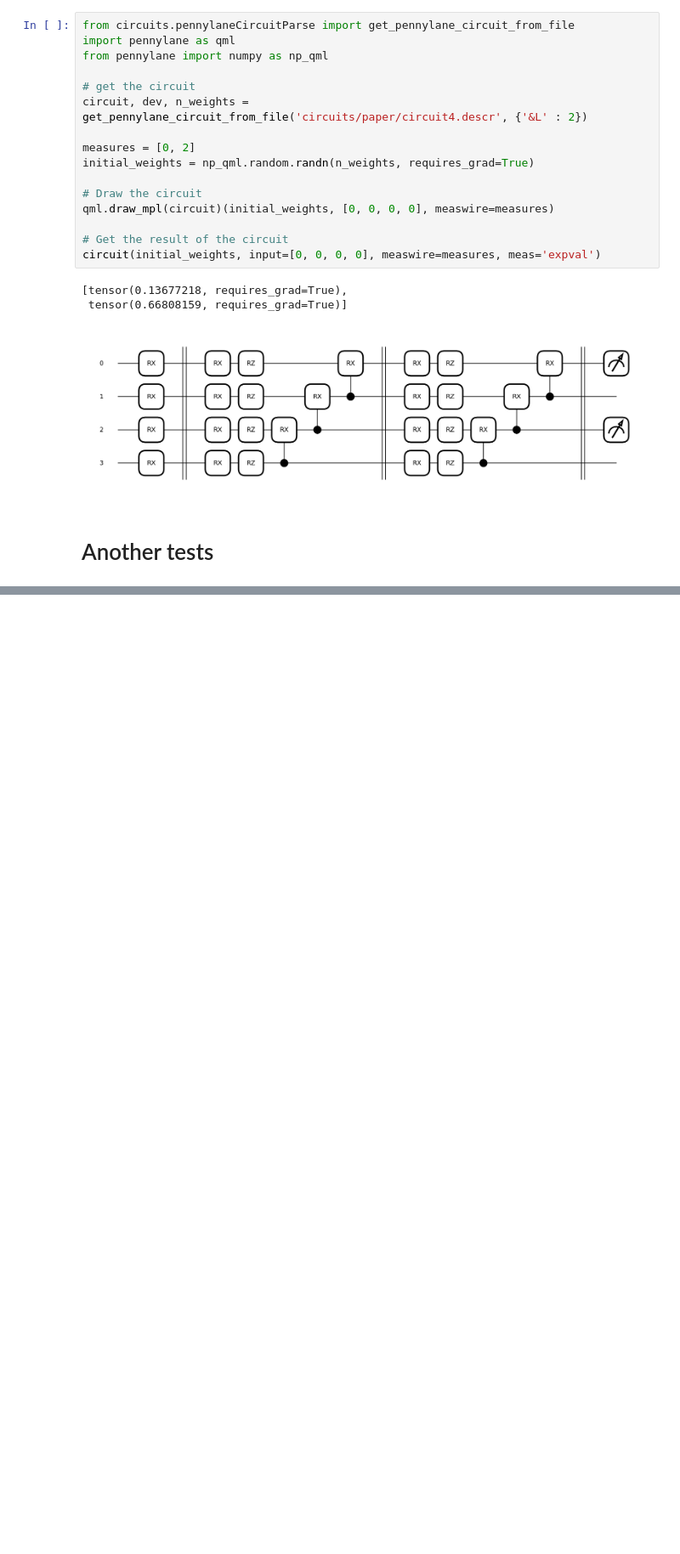
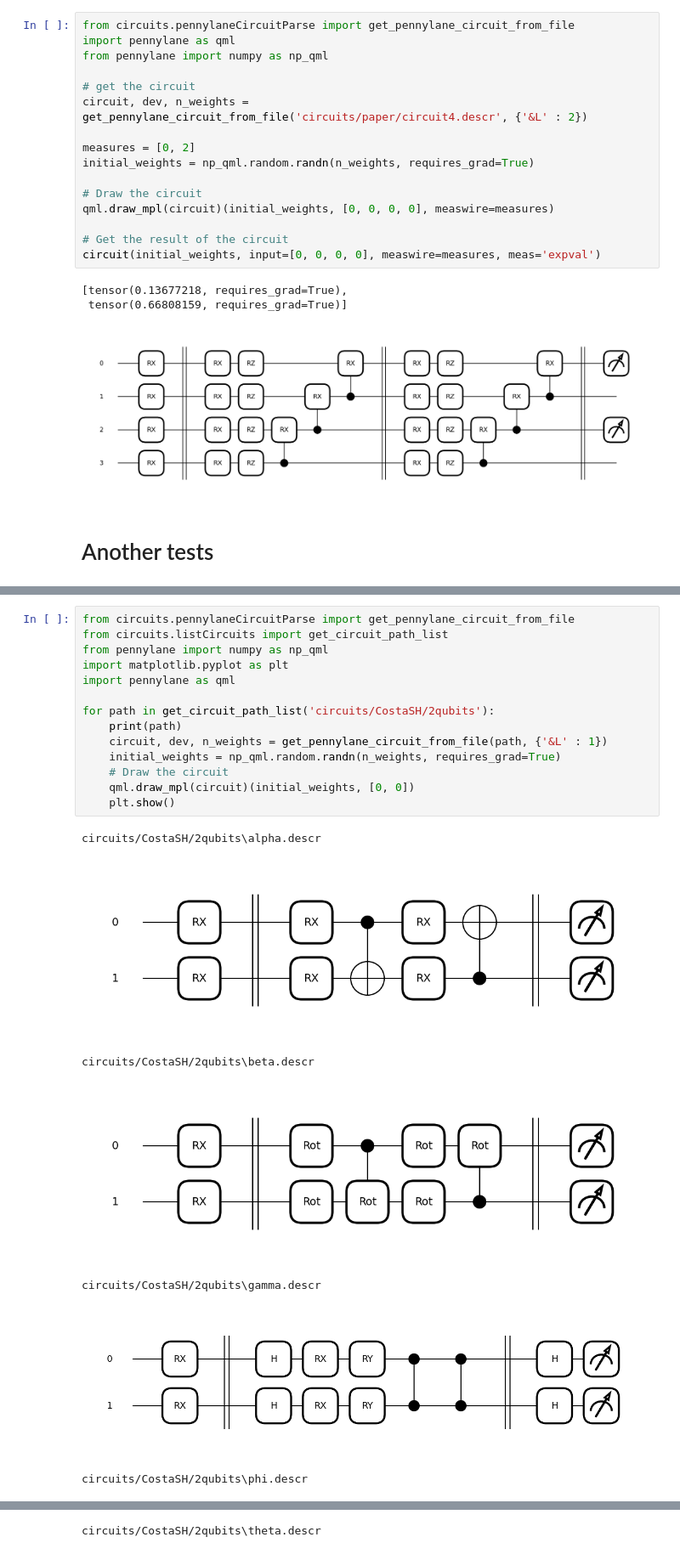
Before and after one commit to SamuellH12/Quantum-Express-Entang-Measures, a Jupyter notebook: notebook.ipynb, the cells around one changed output, grey strips where cells are left out. Shown at 85% size. Cells and saved outputs as stored; diff of their text form; blank space fills up the shorter version.

```diff
--- a/notebook.ipynb
+++ b/notebook.ipynb
@@ -66,0 +89,22 @@ circuits/CostaSH/1qubit\rz.descr
+# %%
+from circuits.pennylaneCircuitParse import get_pennylane_circuit_from_file
+from circuits.listCircuits import get_circuit_path_list
+from pennylane import numpy as np_qml
+import matplotlib.pyplot as plt
+import pennylane as qml
+
+for path in get_circuit_path_list('circuits/CostaSH/2qubits'):
+    print(path)
+    circuit, dev, n_weights = get_pennylane_circuit_from_file(path, {'&L' : 1})
+    initial_weights = np_qml.random.randn(n_weights, requires_grad=True)
+    # Draw the circuit
+    qml.draw_mpl(circuit)(initial_weights, [0, 0])
+    plt.show()
+# %% [output]
+circuits/CostaSH/2qubits\alpha.descr
+[figure, added]
+circuits/CostaSH/2qubits\beta.descr
+[figure, added]
+circuits/CostaSH/2qubits\gamma.descr
+[figure, added]
+circuits/CostaSH/2qubits\phi.descr
@@ -66,0 +112 @@ circuits/CostaSH/1qubit\rz.descr
+circuits/CostaSH/2qubits\theta.descr
```
Also changed, not shown: parts of 3 cells of this notebook, 7 other files.
